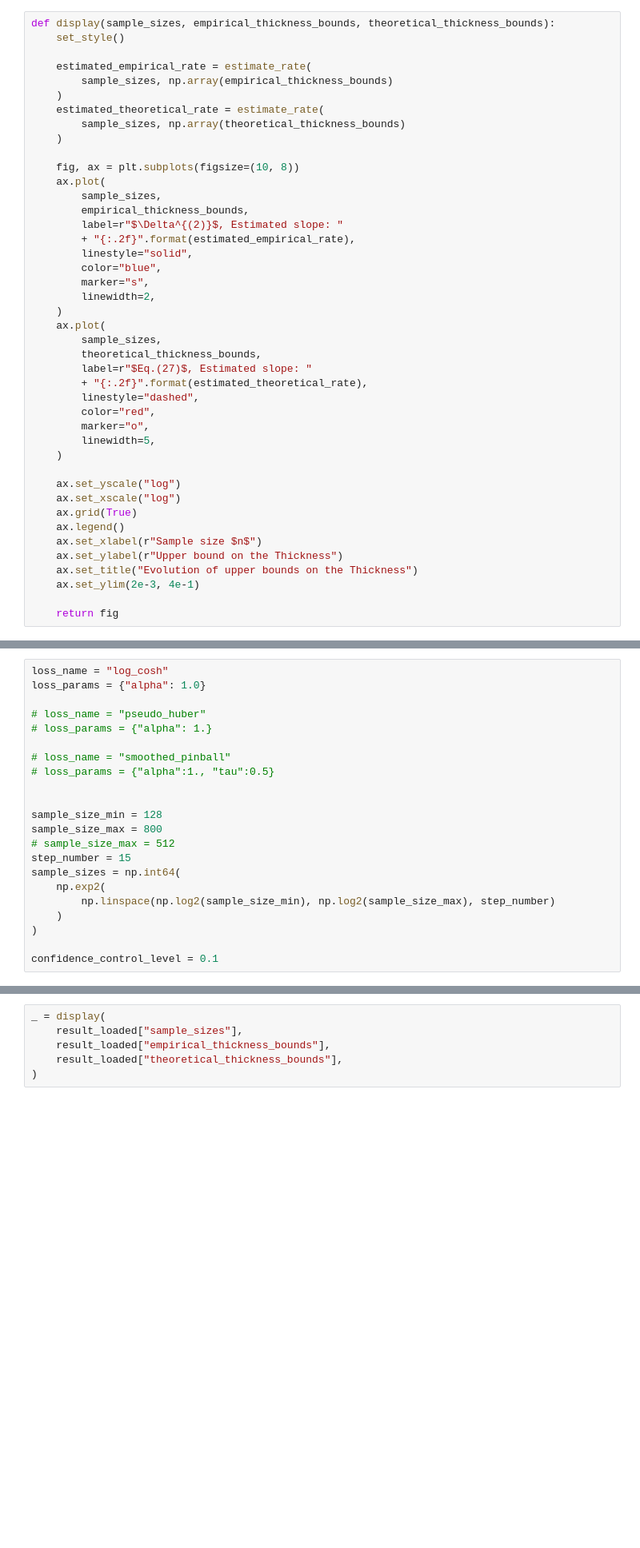
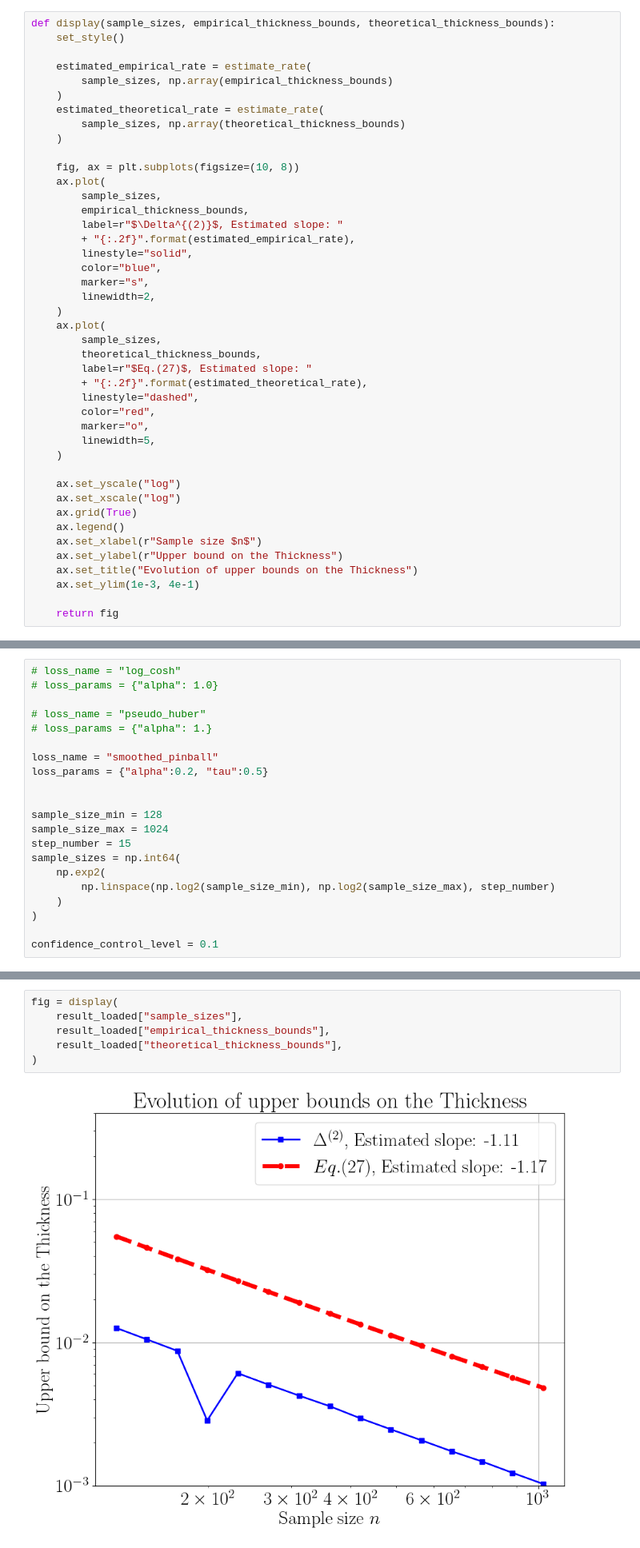
Before and after one commit to Davidson-Lova/approximate_full_conformal_prediction_RKHS, a Jupyter notebook: experiments/thickness/influence_func_cp.ipynb, the cells around one changed output, grey strips where cells are left out. Shown at 80% size. Drawn from its saved outputs; the diff is of its cells as text; blank space fills up the shorter version.

```diff
--- a/experiments/thickness/influence_func_cp.ipynb
+++ b/experiments/thickness/influence_func_cp.ipynb
@@ -182,25 +188,24 @@ def display(sample_sizes, empirical_thickness_bounds, theoretical_thickness_boun
     ax.set_xlabel(r"Sample size $n$")
     ax.set_ylabel(r"Upper bound on the Thickness")
     ax.set_title("Evolution of upper bounds on the Thickness")
-    ax.set_ylim(2e-3, 4e-1)
+    ax.set_ylim(1e-3, 4e-1)
 
     return fig
 # %% [markdown]
 ### Params
 # %%
-loss_name = "log_cosh"
-loss_params = {"alpha": 1.0}
+# loss_name = "log_cosh"
+# loss_params = {"alpha": 1.0}
 
 # loss_name = "pseudo_huber"
 # loss_params = {"alpha": 1.}
 
-# loss_name = "smoothed_pinball"
-# loss_params = {"alpha":1., "tau":0.5}
+loss_name = "smoothed_pinball"
+loss_params = {"alpha":0.2, "tau":0.5}
 
 
 sample_size_min = 128
-sample_size_max = 800
-# sample_size_max = 512
+sample_size_max = 1024
 step_number = 15
 sample_sizes = np.int64(
     np.exp2(
@@ -238,8 +243,10 @@ np.save(result_path, result)
 result_path = "results/" + "influence_func_cp" + "_" + loss_name + ".npy"
 result_loaded = np.load(result_path, allow_pickle=True).item()
 # %%
-_ = display(
+fig = display(
     result_loaded["sample_sizes"],
     result_loaded["empirical_thickness_bounds"],
     result_loaded["theoretical_thickness_bounds"],
 )
+# %% [output]
+[figure, added]
```
Also changed, not shown: parts of 5 cells of this notebook, 31 other files.
